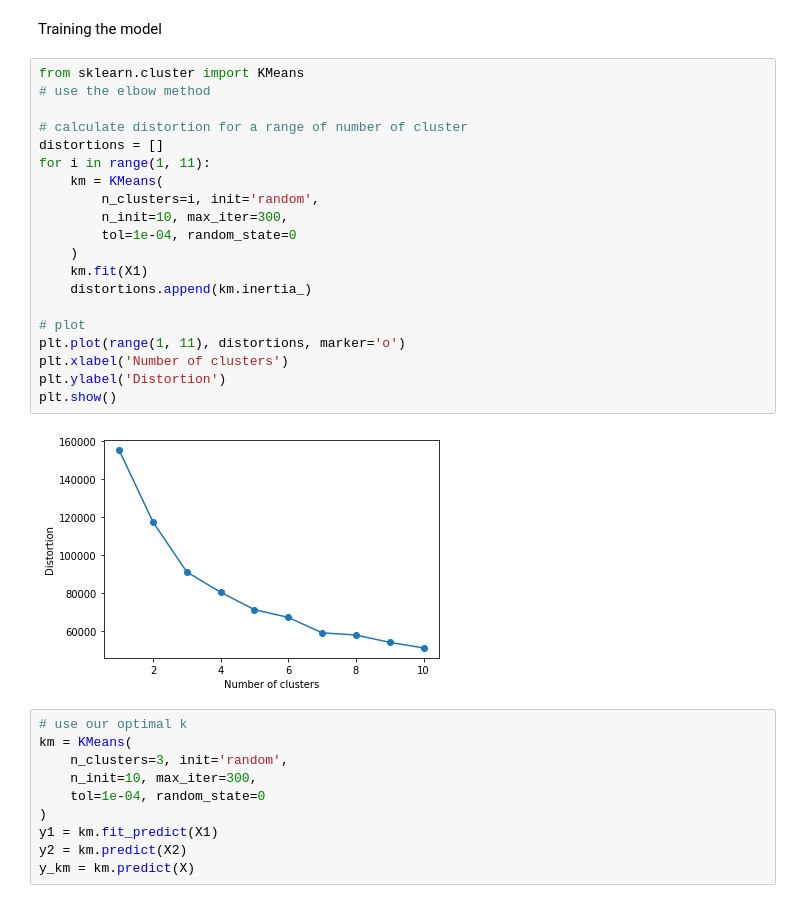
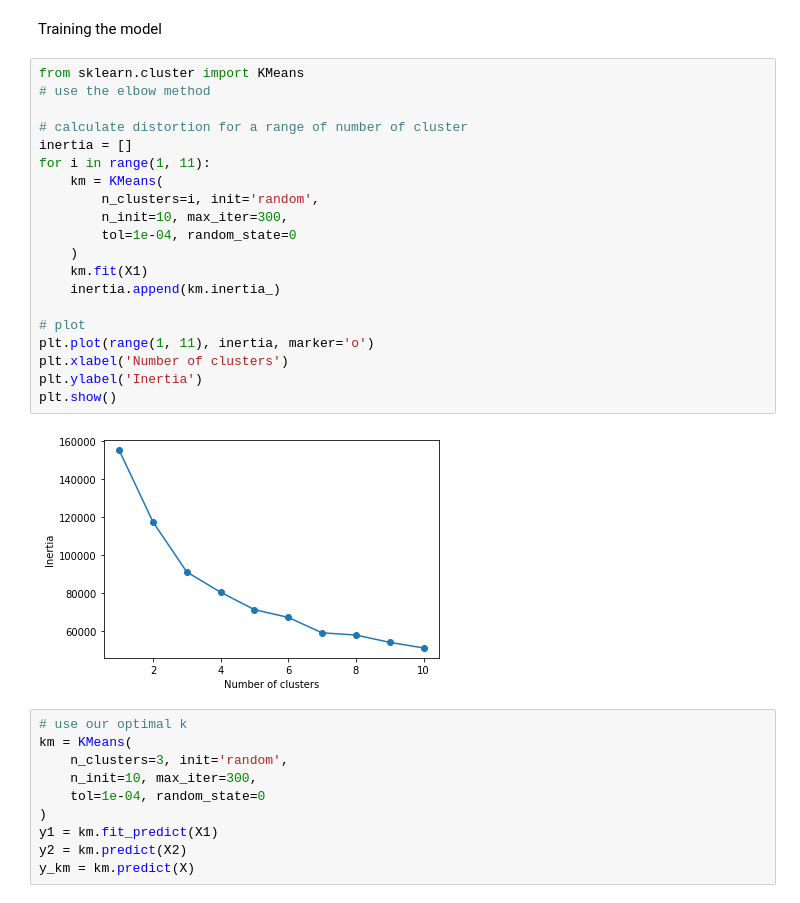
Before and after one commit to jennwupl/Assignment2, a Jupyter notebook: Marketing_Assignment_2.ipynb, the cells around one changed output. Drawn from its saved outputs; the diff is of its cells as text.

```diff
--- a/Marketing_Assignment_2.ipynb
+++ b/Marketing_Assignment_2.ipynb
@@ -170,25 +170,25 @@ Training the model
 # %%
 from sklearn.cluster import KMeans
 # use the elbow method
 
 # calculate distortion for a range of number of cluster
-distortions = []
+inertia = []
 for i in range(1, 11):
     km = KMeans(
         n_clusters=i, init='random',
         n_init=10, max_iter=300,
         tol=1e-04, random_state=0
     )
     km.fit(X1)
-    distortions.append(km.inertia_)
+    inertia.append(km.inertia_)
 
 # plot
-plt.plot(range(1, 11), distortions, marker='o')
+plt.plot(range(1, 11), inertia, marker='o')
 plt.xlabel('Number of clusters')
-plt.ylabel('Distortion')
+plt.ylabel('Inertia')
 plt.show()
 # %% [output]
-[figure, old version]
+[figure, new version]
 # %%
 # use our optimal k
 km = KMeans(
```
Also changed, not shown: 2 other files.
